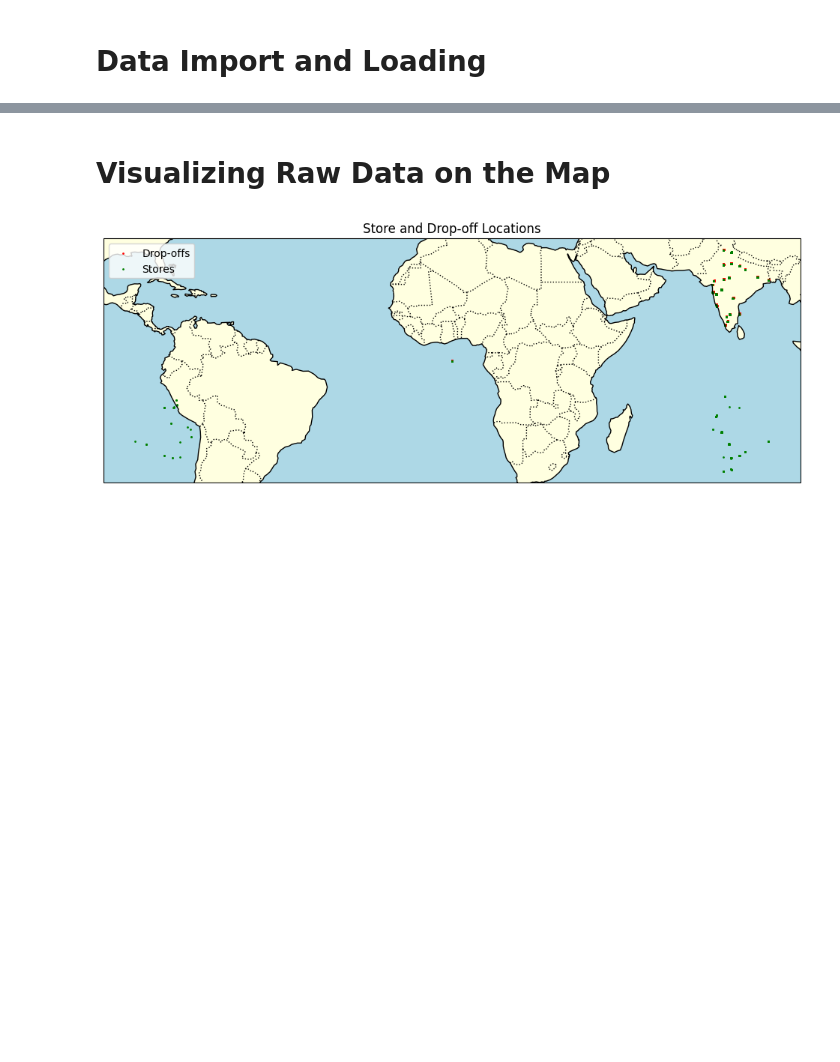
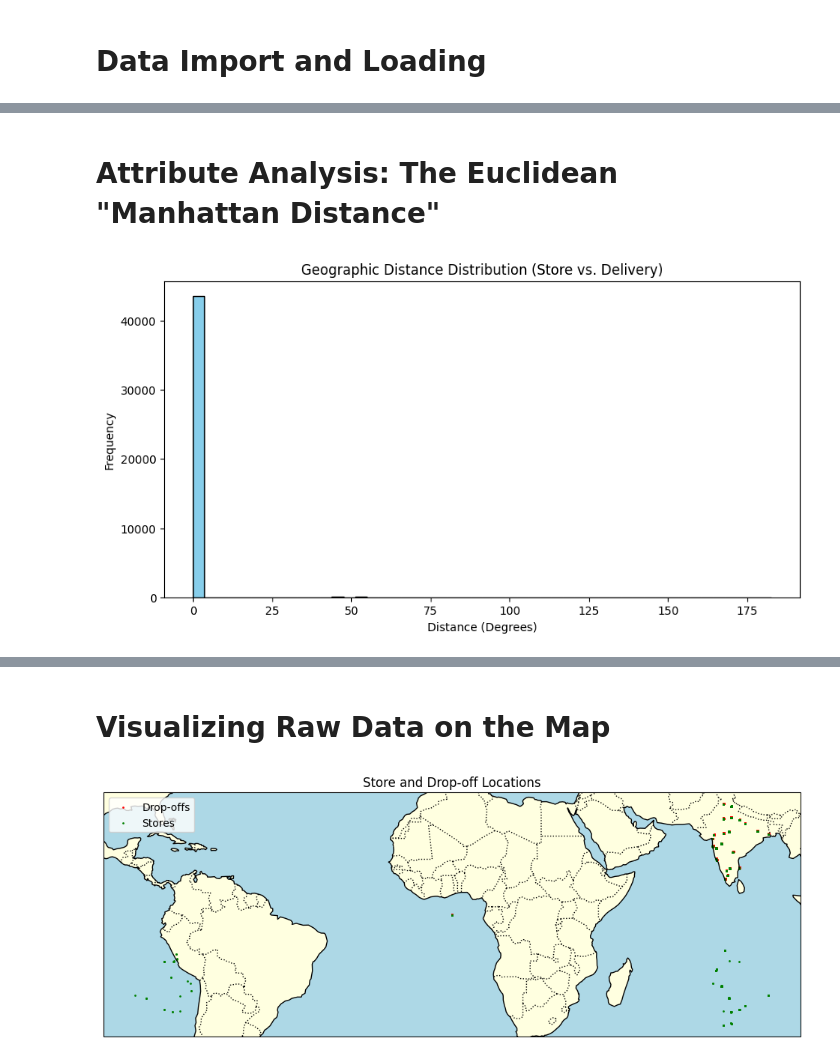
Before and after one commit to macedoestevaof/clustering_geodata, a Jupyter notebook: DBSCAN_Clustering_on_Geographic_Data.ipynb, the cells around one changed output, grey strips where cells are left out. Saved outputs shown, nothing was run; the diff lists cells and outputs as text; code cells hidden in the pictures; blank space fills up the shorter version.

```diff
--- a/DBSCAN_Clustering_on_Geographic_Data.ipynb
+++ b/DBSCAN_Clustering_on_Geographic_Data.ipynb
@@ -49,0 +119,17 @@ dfCities['location'] = dfCities['location'].apply(lambda x: tuple(x.replace(' ',
+# %% [markdown]
+# Attribute Analysis: The Euclidean "Manhattan Distance"
+# %%
+# Cálculo simplificado de distância euclidiana (em graus) para análise de distribuição
+dfDelivery['Dist_Euclidiana'] = np.sqrt(
+    (dfDelivery['Store_Latitude'] - dfDelivery['Drop_Latitude'])**2 +
+    (dfDelivery['Store_Longitude'] - dfDelivery['Drop_Longitude'])**2
+)
+
+plt.figure(figsize=(10, 5))
+plt.hist(dfDelivery['Dist_Euclidiana'], bins=50, color='skyblue', edgecolor='black')
+plt.title('Geographic Distance Distribution (Store vs. Delivery)')
+plt.xlabel('Distance (Degrees)')
+plt.ylabel('Frequency')
+plt.show()
+# %% [output]
+[figure, added]
```
Also changed, not shown: parts of 23 cells of this notebook.
